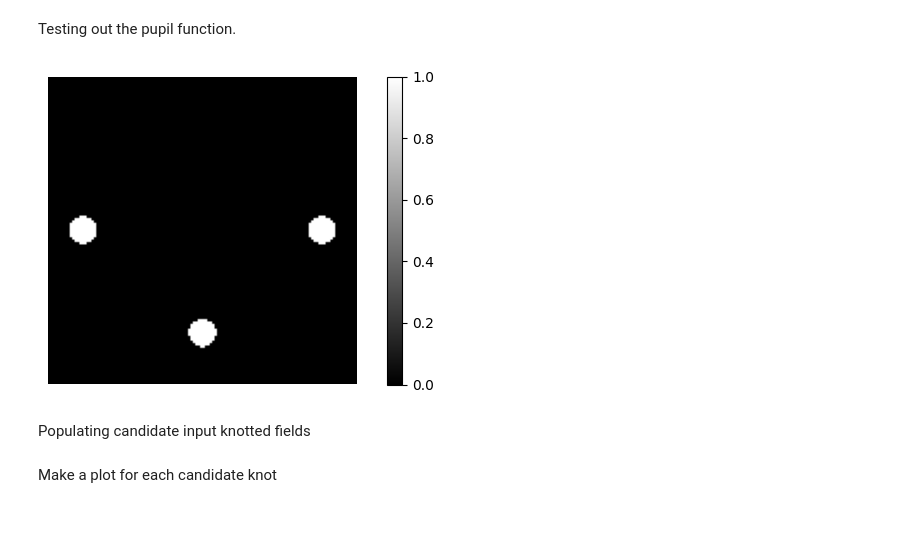
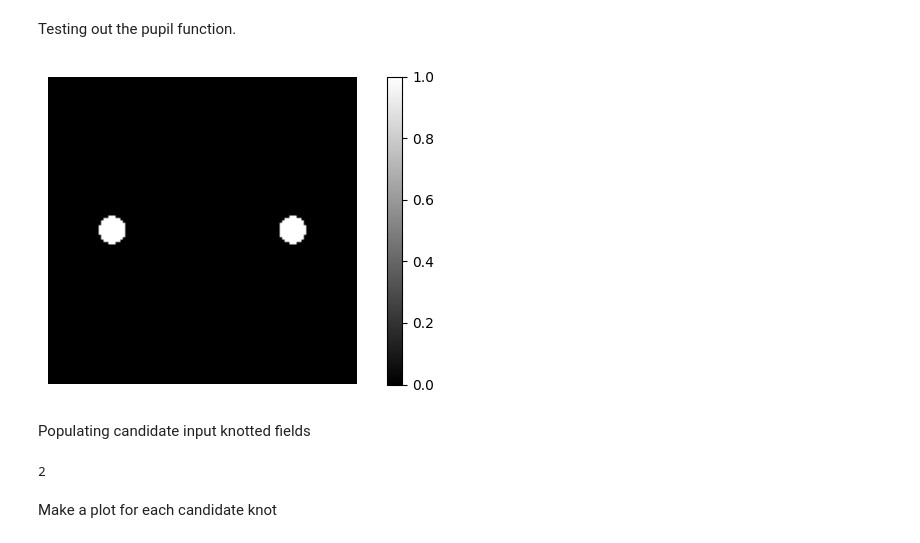
Before and after one commit to TareqJ1000/KnotSorter, a Jupyter notebook: OpticalModeSorter.ipynb, the cells around one changed output. Saved outputs shown, nothing was run; the diff lists cells and outputs as text; code cells hidden in the pictures.

Commit message:
added recent config files. fixed a bug involving loading up LG modes

```diff
--- a/OpticalModeSorter.ipynb
+++ b/OpticalModeSorter.ipynb
@@ -81,11 +82,11 @@ r, phi= cart2pol(xx,yy)
 Testing out the pupil function.
 # %%
 list_of_OAMs = []
-#output_chans = output_chan_symmetric(X,Y,output_chan_width, maxx,num_of_output_chans, chan_sep=channel_seperation)
-output_chans = output_chan_triangle(X,Y,output_chan_width, maxx,num_of_output_chans)
-TotInt(output_chans[0] + output_chans[1] + output_chans[2], phase=False)
+output_chans = output_chan_symmetric(X,Y,output_chan_width, maxx,num_of_output_chans, chan_sep=channel_seperation)
+#output_chans = output_chan_triangle(X,Y,output_chan_width, maxx,num_of_output_chans)
+TotInt(output_chans[0] + output_chans[1] , phase=False)
 # %% [output]
-[figure, old version]
+[figure, new version]
 # %% [markdown]
 Populating candidate input knotted fields
 # %%
@@ -102,3 +104,7 @@ else:
+# %%
+len(LG_modes)
+# %% [output]
+2
 # %% [markdown]
 Make a plot for each candidate knot
 # %%
```
Also changed, not shown: parts of 3 cells of this notebook, 12 other files.
